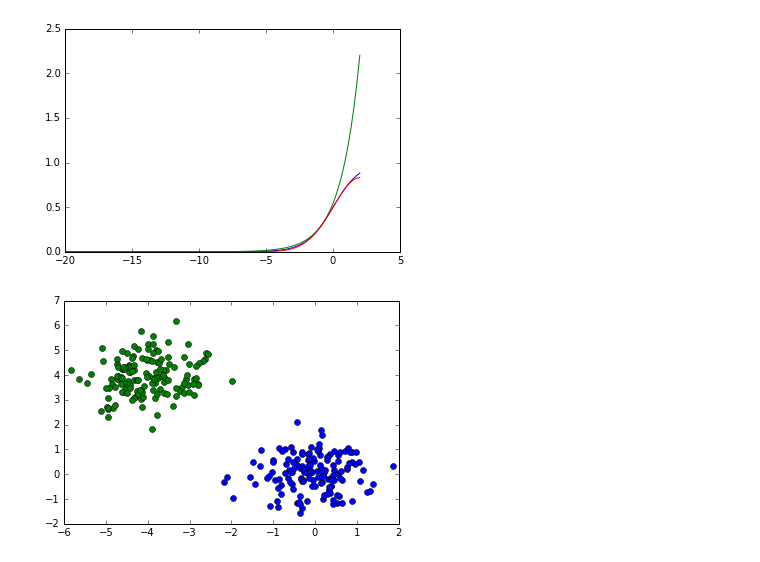
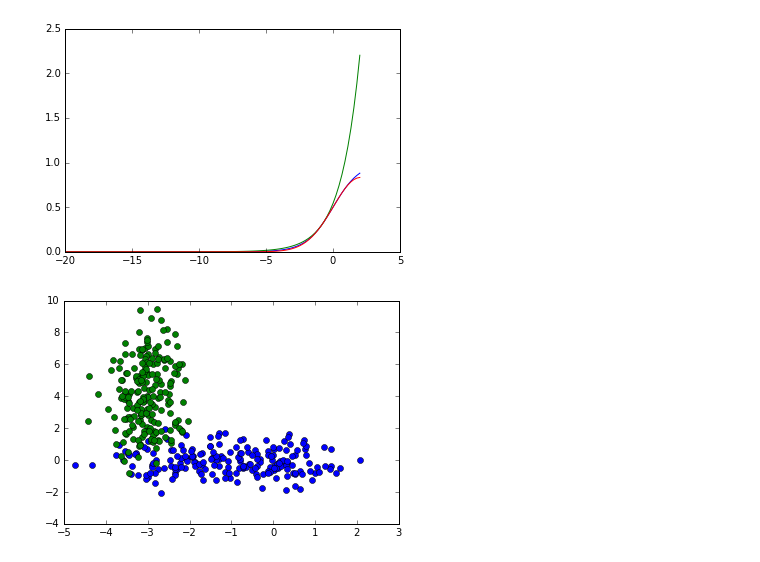
Before and after one commit to silkbottle/vrvm, a Jupyter notebook: test.ipynb, the cells around one changed output. Saved outputs shown, nothing was run; the diff lists cells and outputs as text; code cells hidden in the pictures.

```diff
--- a/test.ipynb
+++ b/test.ipynb
@@ -24,21 +27,24 @@ plt.plot(x, lower_bound(x, 0.5))
 # %%
 %matplotlib inline
 import matplotlib.pyplot as plt
 
-n1 = 150
-n2 = 150
+n1 = 100
+n2 = 210
 x1, y1 = np.random.multivariate_normal([0, 0], [[0.5, 0], [0, 0.5]], n1).T
+x2, y2 = np.random.multivariate_normal([-2, 0], [[1, 0], [0, 0.5]], n1).T
+x1 = np.hstack((x1, x2))
+y1 = np.hstack((y1, y2))
 plt.plot(x1, y1, 'o')
-x2, y2 = np.random.multivariate_normal([-4, 4], [[0.5, 0], [0, 0.5]], n2).T
-plt.plot(x2, y2, 'o')
+x3, y3 = np.random.multivariate_normal([-3, 4], [[0.2, 0], [0, 5]], n2).T
+plt.plot(x3, y3, 'o')
 
 class1 = np.concatenate([x1.reshape(-1, 1), y1.reshape(-1, 1)], axis=1)
-class2 = np.concatenate([x2.reshape(-1, 1), y2.reshape(-1, 1)], axis=1)
-y = np.ones(n1 + n2)
-y[:n1] *= -1
+class2 = np.concatenate([x3.reshape(-1, 1), y3.reshape(-1, 1)], axis=1)
+y = np.ones(2 * n1 + n2)
+y[:2 * n1] *= -1
 X = np.concatenate((class1, class2))
 # %% [output]
-[figure, old version]
+[figure, new version]
 # %%
 from rvm import RVM
 # Automatically reload imports.
```
Also changed, not shown: parts of 25 cells of this notebook, 2 other files.
